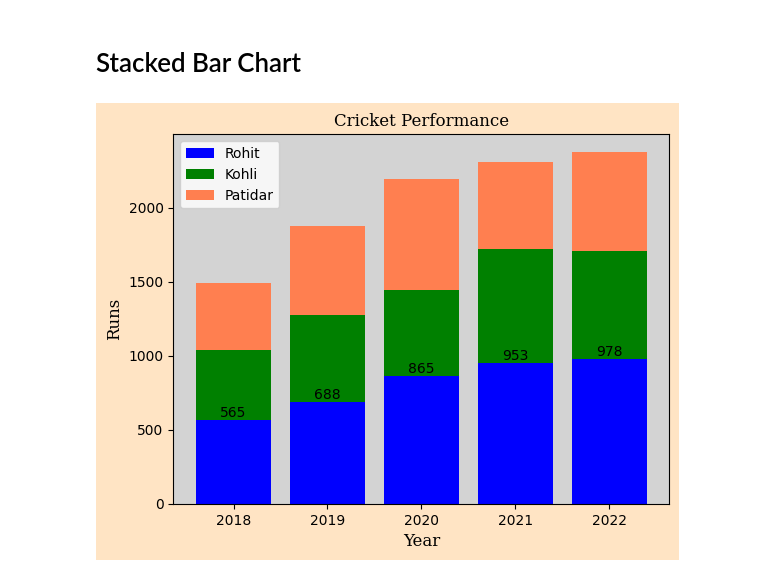
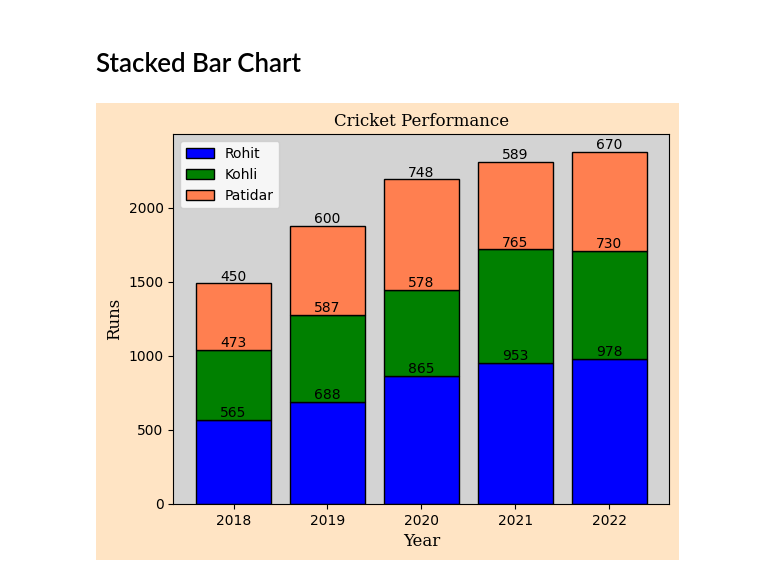
Before and after one commit to sangu0005/data_analysis_workspace, a Jupyter notebook: Maplotlib.ipynb, the cells around one changed output. Cells and saved outputs as stored; diff of their text form; code cells hidden in the pictures.

```diff
--- a/Maplotlib.ipynb
+++ b/Maplotlib.ipynb
@@ -175,24 +175,24 @@ plt.tight_layout()
 # %%
 rohit_runs = [565, 688, 865, 953, 978]
 kohli_runs = [473, 587, 578, 765, 730]
 patidar_runs = [450, 600, 748, 589, 670]
 year = [2018, 2019, 2020, 2021, 2022]
 d = { 'family': 'serif', 'color':  'black', 'weight': 'normal', 'size': 12}
-plt.bar(year, rohit_runs, label='Rohit', color='blue')
-plt.bar(year, kohli_runs, label='Kohli', color='green', bottom=rohit_runs)
-plt.bar(year, patidar_runs, label='Patidar', color='coral', bottom=np.array(rohit_runs)+np.array(kohli_runs))
+plt.bar(year, rohit_runs, label='Rohit', color='blue', edgecolor='black', linewidth=1)
+plt.bar(year, kohli_runs, label='Kohli', color='green', bottom=rohit_runs, edgecolor='black', linewidth=1)
+plt.bar(year, patidar_runs, label='Patidar', color='coral', bottom=np.array(rohit_runs)+np.array(kohli_runs), edgecolor='black', linewidth=1)
 plt.xlabel('Year', fontdict=d)
 plt.ylabel('Runs', fontdict=d)
 plt.title('Cricket Performance', fontdict=d)
 plt.gca().set_facecolor('lightgray')
 plt.gcf().set_facecolor('bisque')
-for i,j in zip(year, rohit_runs):
+
+for i,j,k,l in zip(year, rohit_runs, kohli_runs, patidar_runs):
     plt.text(i, j, j, ha='center', va='bottom')
-# for i,j in zip(year, kohli_runs):
-#     plt.text(i, j, j, ha='center', va='top')
-# for i,j in zip(year, patidar_runs):
-#     plt.text(i, j, j, ha='center', va='bottom')
+    plt.text(i, j+k, k, ha='center', va='bottom')
+    plt.text(i, j+k+l, l, ha='center', va='bottom')
+
 plt.legend()
 plt.show()
 # %% [output]
-[figure, old version]
+[figure, new version]
```
